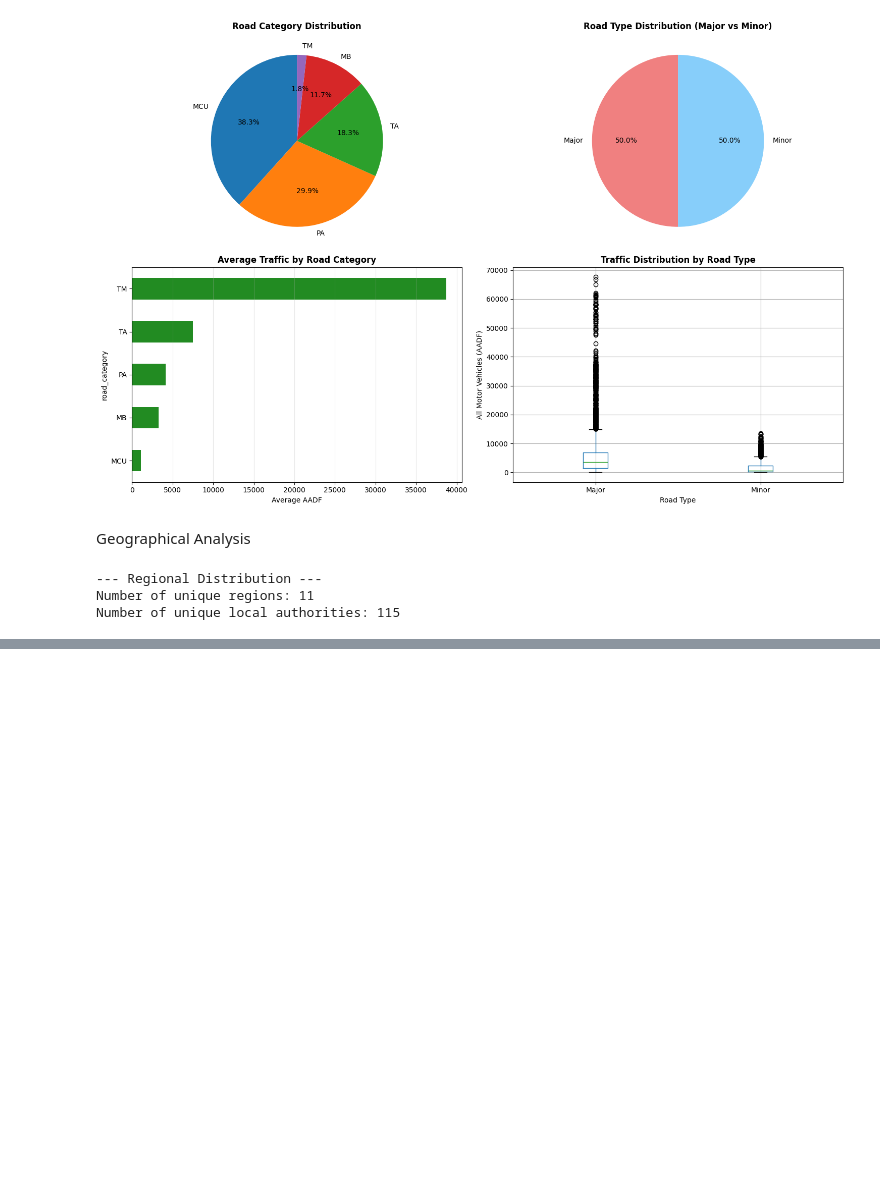
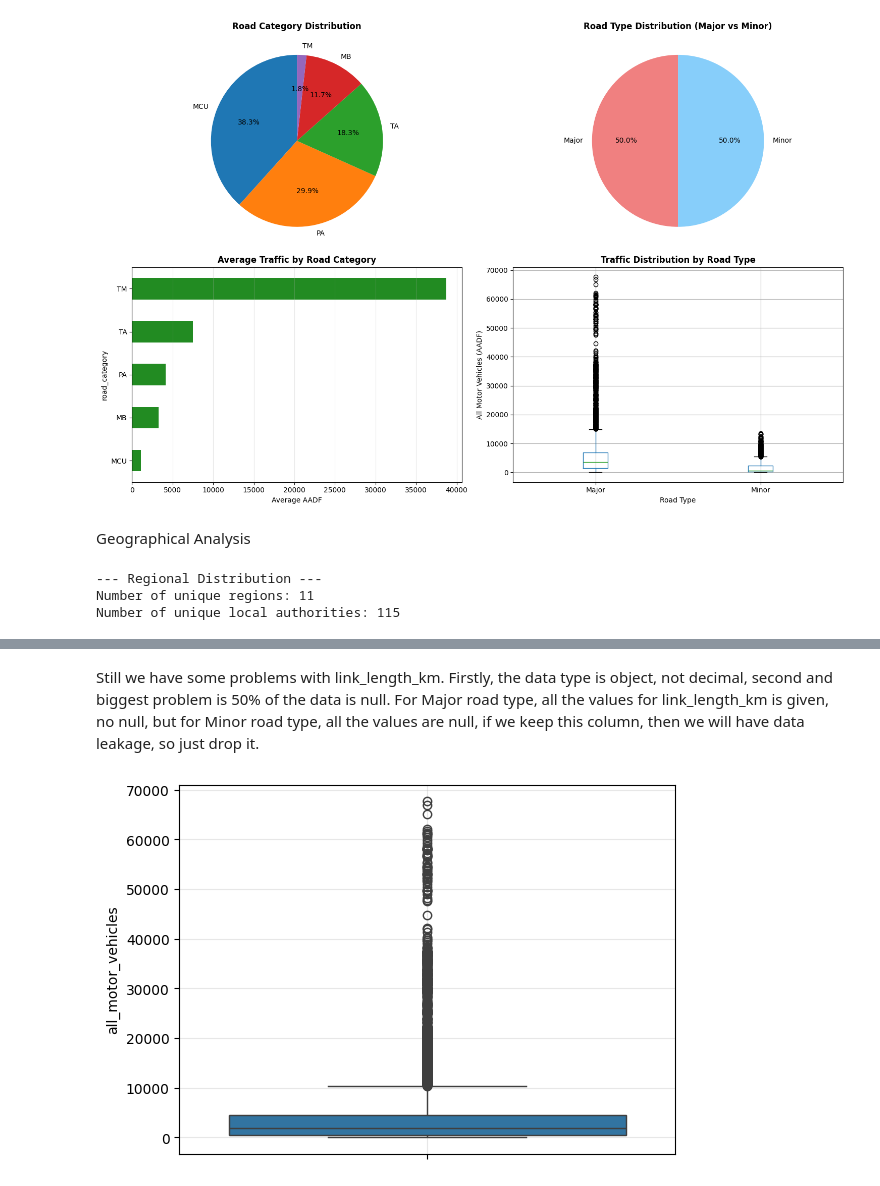
Before and after one commit to dilshodbek-axmadov/MLDA.CW1.16668, a Jupyter notebook: ML_16668.ipynb, the cells around one changed output, grey strips where cells are left out. Drawn from its saved outputs; the diff is of its cells as text; code cells hidden in the pictures; blank space fills up the shorter version.

Commit message:
Fully completed EDA, data cleaning, removing outlier, preprocessing and created evaluation function

```diff
--- a/ML_16668.ipynb
+++ b/ML_16668.ipynb
@@ -415,0 +514,5 @@ region_names_maped = {
+# %%
+# First we have to drop the columns that are not used in the machine learning process
+cols_used = ['year', 'region_name','road_category','road_type','link_length_km', 'estimation_method','direction_of_travel','all_motor_vehicles']
+df_cleaned = df[cols_used]
+df_cleaned.head()
@@ -415,0 +555,11 @@ region_names_maped = {
+# %% [markdown]
+Still we have some problems with link_length_km. Firstly, the data type is object, not decimal, second and biggest problem is 50% of the data is null. For Major road type, all the values for link_length_km is given, no null, but for Minor road type, all the values are null, if we keep this column, then we will have data leakage, so just drop it.
+# %%
+df_cleaned = df_cleaned.drop(columns=['link_length_km'])
+# %%
+# Now let's see if target column has outliers
+sns.boxplot(data=df_cleaned, y='all_motor_vehicles')
+plt.grid(alpha=0.3)
+plt.show()
+# %% [output]
+[figure, added]
```
Also changed, not shown: parts of 30 cells of this notebook.
